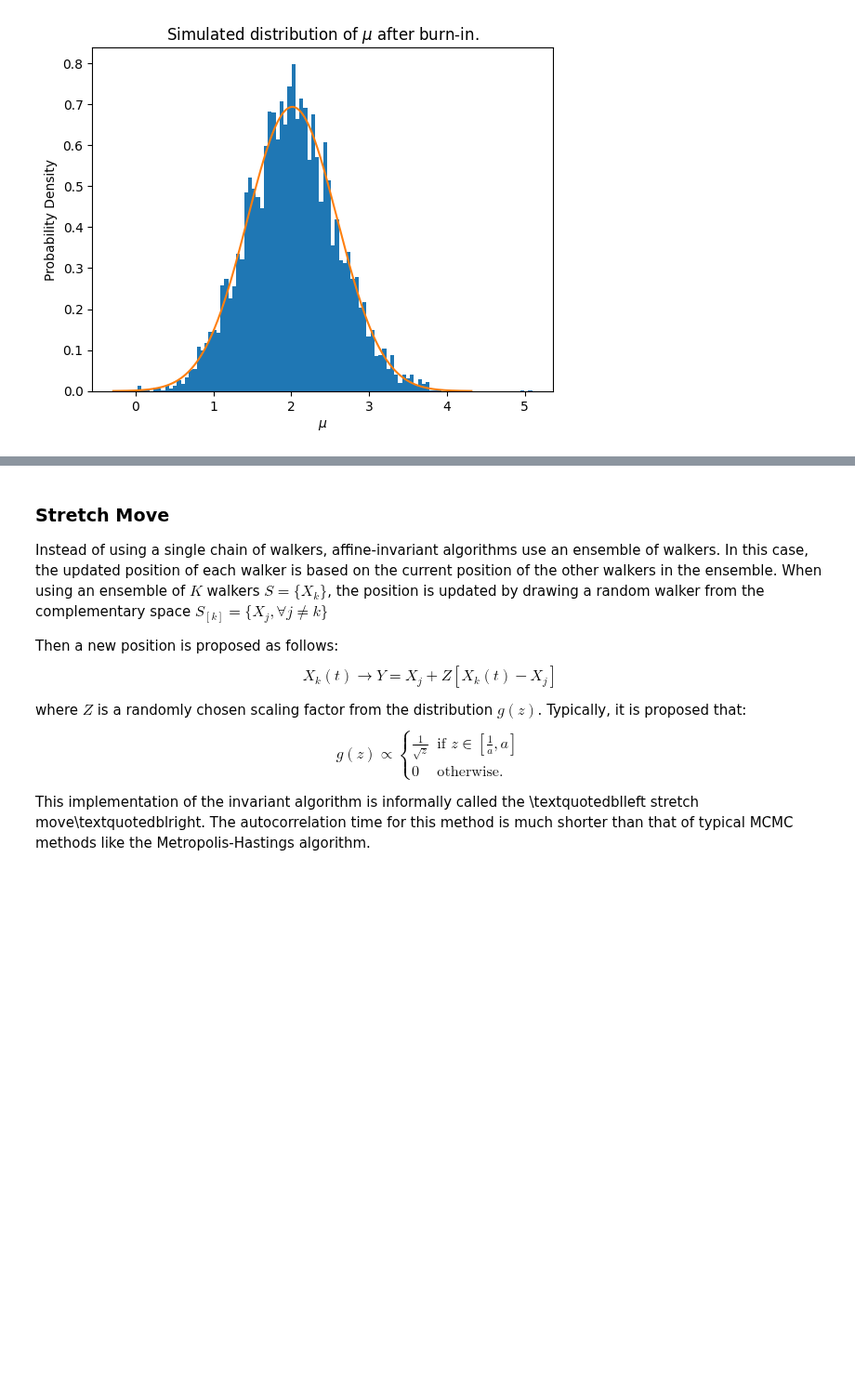
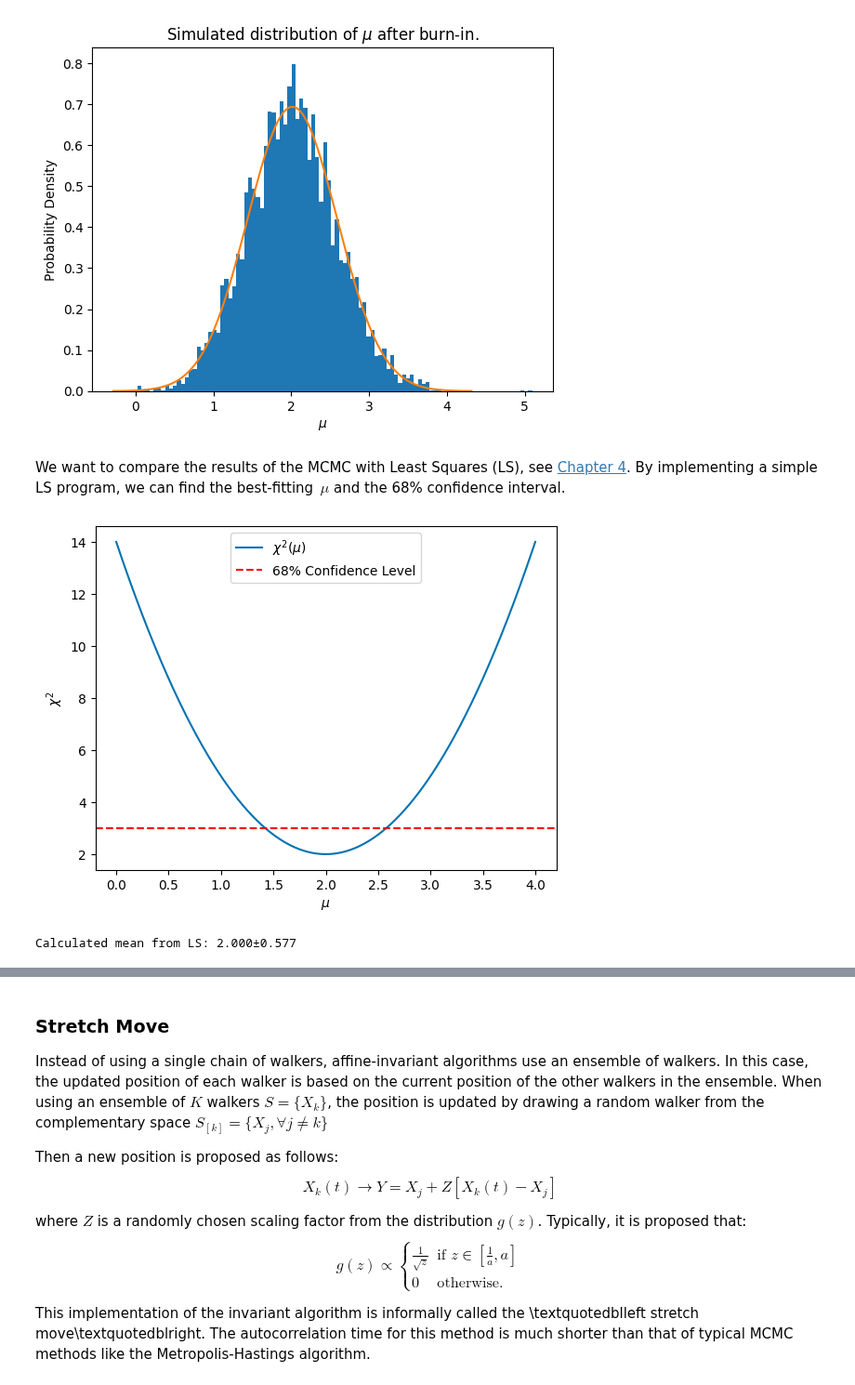
Before and after one commit to t-kist/Bayesian-Statistics-for-Astrophysics-2024, a Jupyter notebook: bayes24/lecture_notes/group6/Chapter 6.ipynb, the cells around one changed output, grey strips where cells are left out. Shown at 93% size. Saved outputs shown, nothing was run; the diff lists cells and outputs as text; code cells hidden in the pictures; blank space fills up the shorter version.

```diff
--- a/bayes24/lecture_notes/group6/Chapter 6.ipynb
+++ b/bayes24/lecture_notes/group6/Chapter 6.ipynb
@@ -132,3 +132,33 @@ The burn-in time is at step 19.
 Simulated mean: 2.014, True mean: 2
 Simulated error: 0.575, True error: 1/√3
 [figure]
+# %% [markdown]
+We want to compare the results of the MCMC with Least Squares (LS), see [Chapter 4]((https://bayesian-statistics-for-astrophysics-2024.readthedocs.io/en/latest/lecture_notes/group1/Chapter%201.html)). By implementing a simple LS program, we can find the best-fitting $\,\mu$ and the 68\% confidence interval.
+# %%
+y = np.array([1, 2, 3])
+y_sigma = np.array([1, 1, 1])
+
+
+def chi_2(mu):
+    return np.sum((y - mu[:, None]) ** 2 / (y_sigma ** 2), axis=1)
+
+
+mu_list = np.linspace(0, 4, 1000000)
+chi_2_list = chi_2(mu_list)
+min_chi_2 = min(chi_2_list)
+mu_fit = [x for x, y in zip(mu_list, chi_2_list) if y == min_chi_2][0]
+
+lower_bound = np.interp(-1 * (min_chi_2 + 1), -1 * chi_2_list[mu_list <= mu_fit], mu_list[mu_list <= mu_fit])
+upper_bound = np.interp(min_chi_2 + 1, chi_2_list[mu_list >= mu_fit], mu_list[mu_list >= mu_fit])
+
+plt.plot(mu_list, chi_2(mu_list), label=r'$\chi^2(\mu)$')
+plt.axhline(y=min_chi_2 + 1, color='red', linestyle='--', label='68% Confidence Level')
+plt.xlabel(r'$\mu$')
+plt.ylabel(r'$\chi^2$')
+plt.legend()
+plt.show()
+
+print(f'Calculated mean from LS: {mu_fit:.3f}±{(upper_bound - lower_bound) / 2:.3f}')
+# %% [output]
+[figure, added]
+Calculated mean from LS: 2.000±0.577
```
Also changed, not shown: parts of 3 cells of this notebook.
